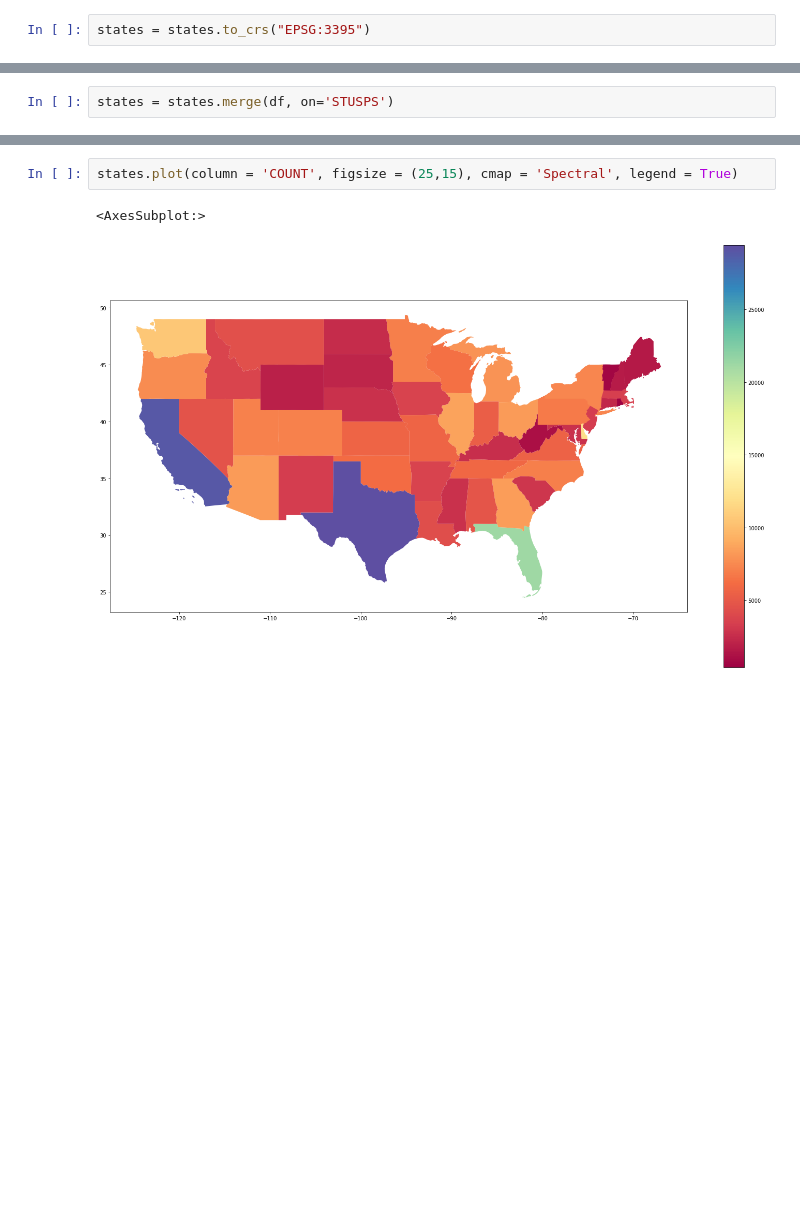
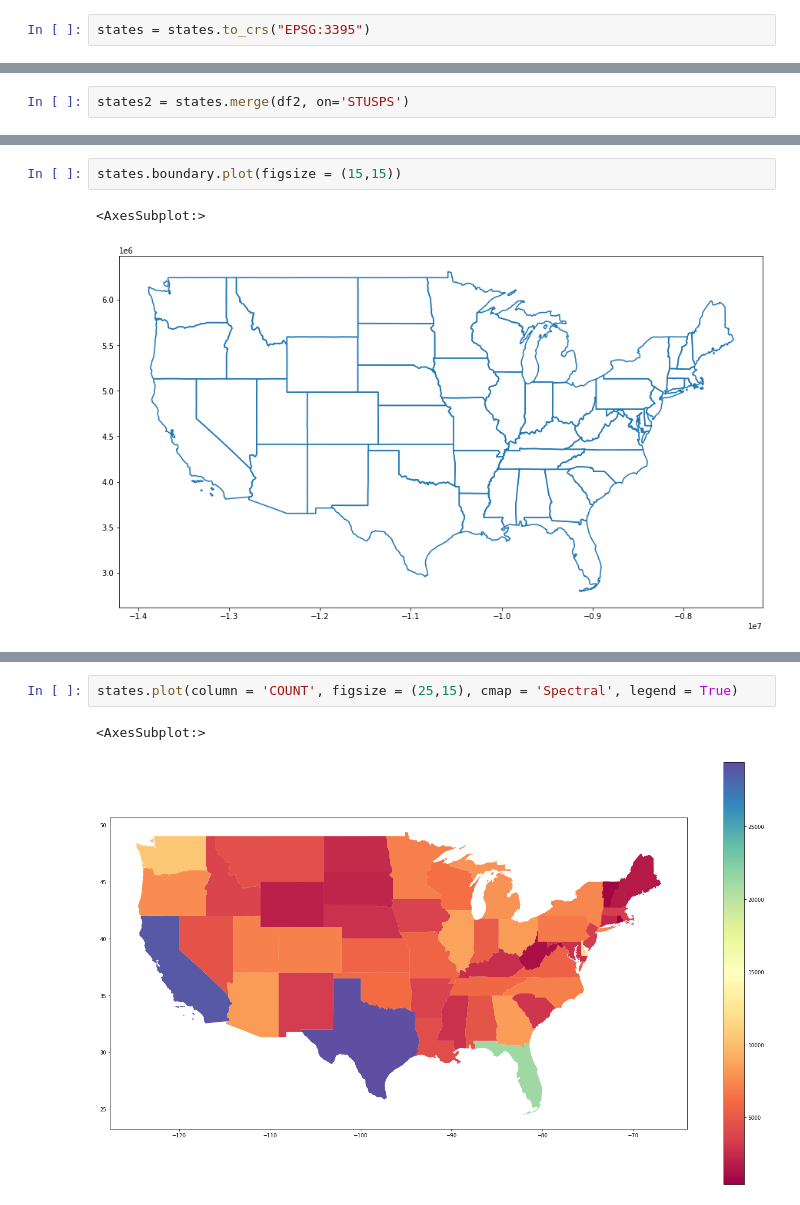
Before and after one commit to BigDataIA-Summer2022-Team04/Assignment_02, a Jupyter notebook: API/sandbox.ipynb, the cells around one changed output, grey strips where cells are left out. Drawn from its saved outputs; the diff is of its cells as text; blank space fills up the shorter version.

```diff
--- a/API/sandbox.ipynb
+++ b/API/sandbox.ipynb
@@ -128,2 +127,2 @@ df
 # %%
-states = states.merge(df, on='STUSPS')
+states2 = states.merge(df2, on='STUSPS')
@@ -149,0 +150,5 @@ states
+# %%
+states.boundary.plot(figsize = (15,15))
+# %% [output]
+<AxesSubplot:>
+[figure, added]
```
Also changed, not shown: parts of 15 cells of this notebook, 7 other files.
